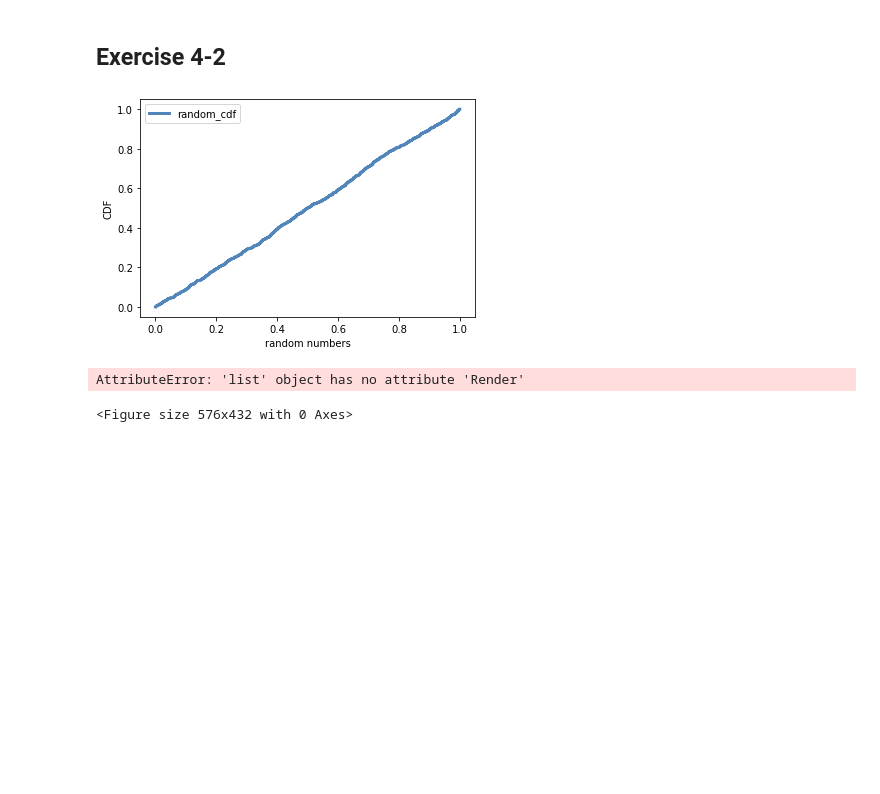
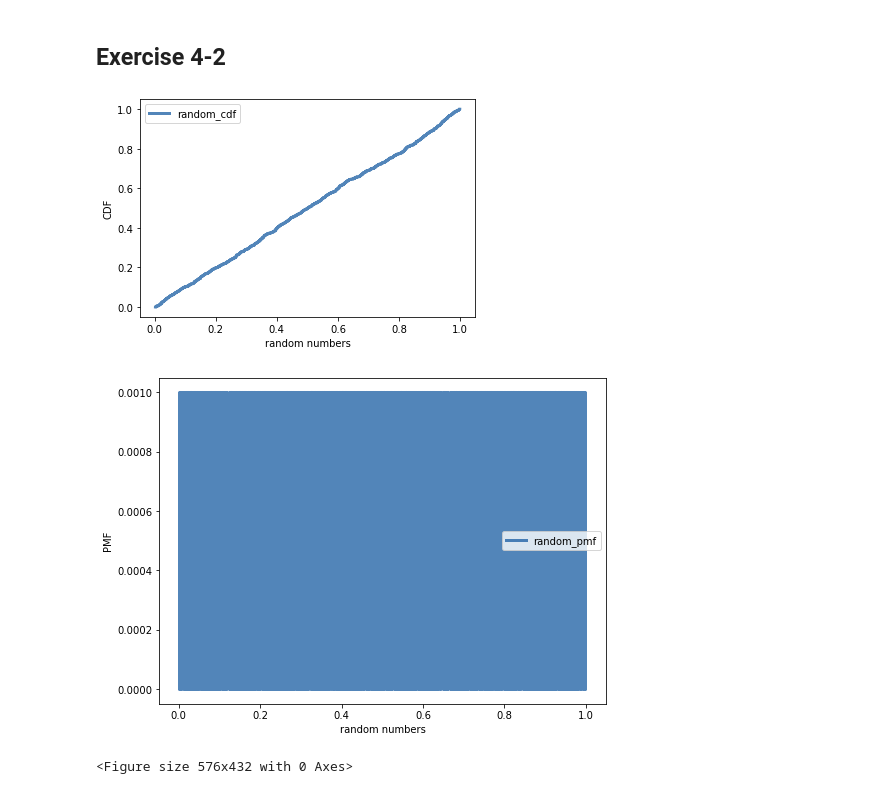
Before and after one commit to stewart17/ThinkStats2, a Jupyter notebook: code/Week 4_SWilson.ipynb, the cells around one changed output. Drawn from its saved outputs; the diff is of its cells as text; code cells hidden in the pictures; blank space fills up the shorter version.

```diff
--- a/code/Week 4_SWilson.ipynb
+++ b/code/Week 4_SWilson.ipynb
@@ -101,18 +101,18 @@ print(stewart_percentile_others)
 # %%
 ran_nums = np.random.random(1000)
 # PMF of random numbers
 ran_pmf = thinkstats2.Pmf(ran_nums, label='random_pmf')
 # CDF of random numbers
 ran_cdf = thinkstats2.Cdf(ran_nums, label='random_cdf')
 # plots CDF and PMF
 thinkplot.PrePlot(1)
 thinkplot.Cdfs([ran_cdf])
 thinkplot.Show(xlabel = 'random numbers', ylabel = 'CDF')
 thinkplot.PrePlot(1)
-thinkplot.Pmf([ran_pmf])
+thinkplot.Pmfs([ran_pmf])
 thinkplot.Show(xlabel = 'random numbers', ylabel = 'PMF')
 # it is a uniform distribution
 # %% [output]
-[figure, old version]
+[figure, new version]
+[figure, added]
-AttributeError: 'list' object has no attribute 'Render'
+<Figure size 576x432 with 0 Axes>
-<Figure size 576x432 with 0 Axes>
```
Also changed, not shown: parts of 2 cells of this notebook.
